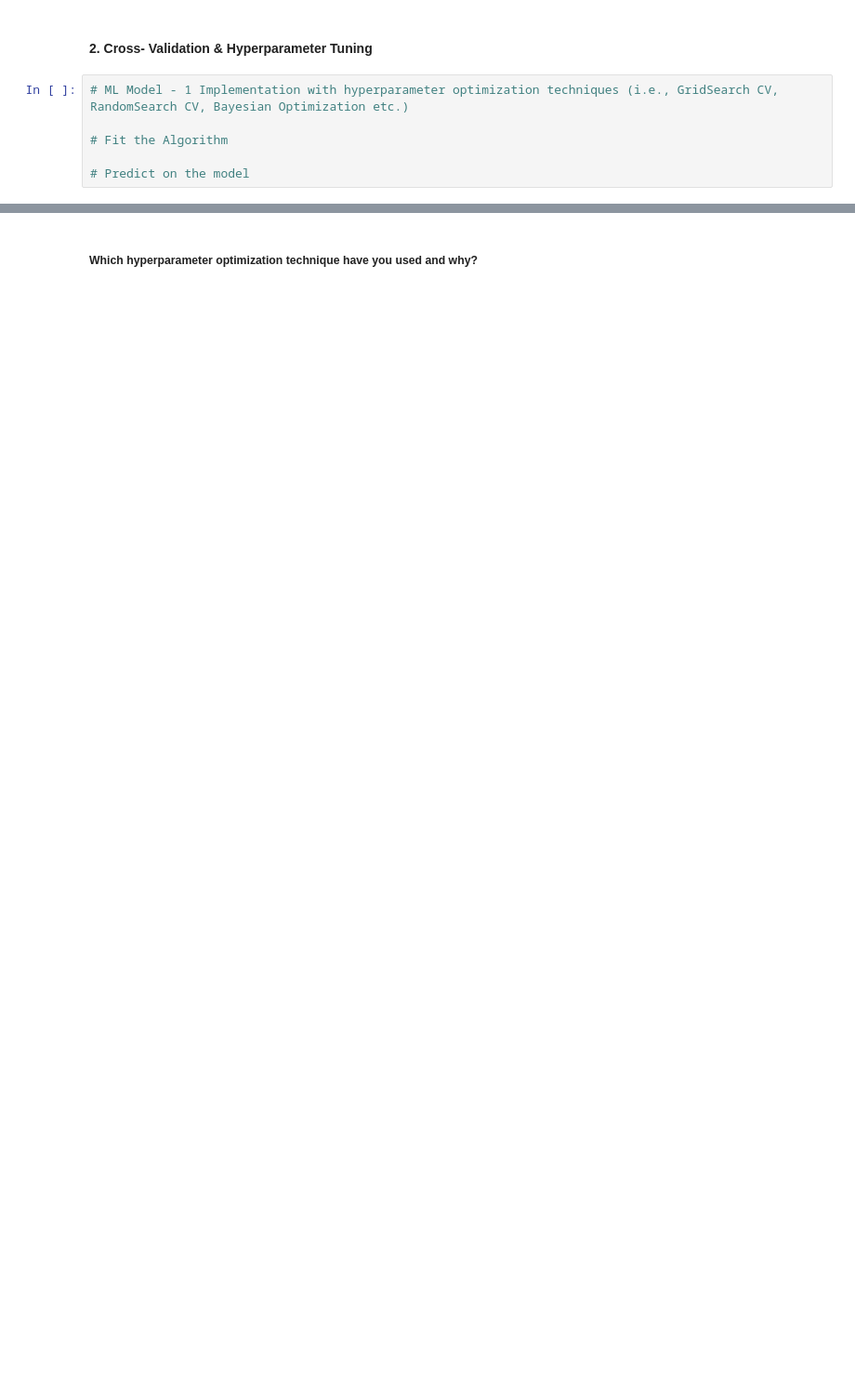
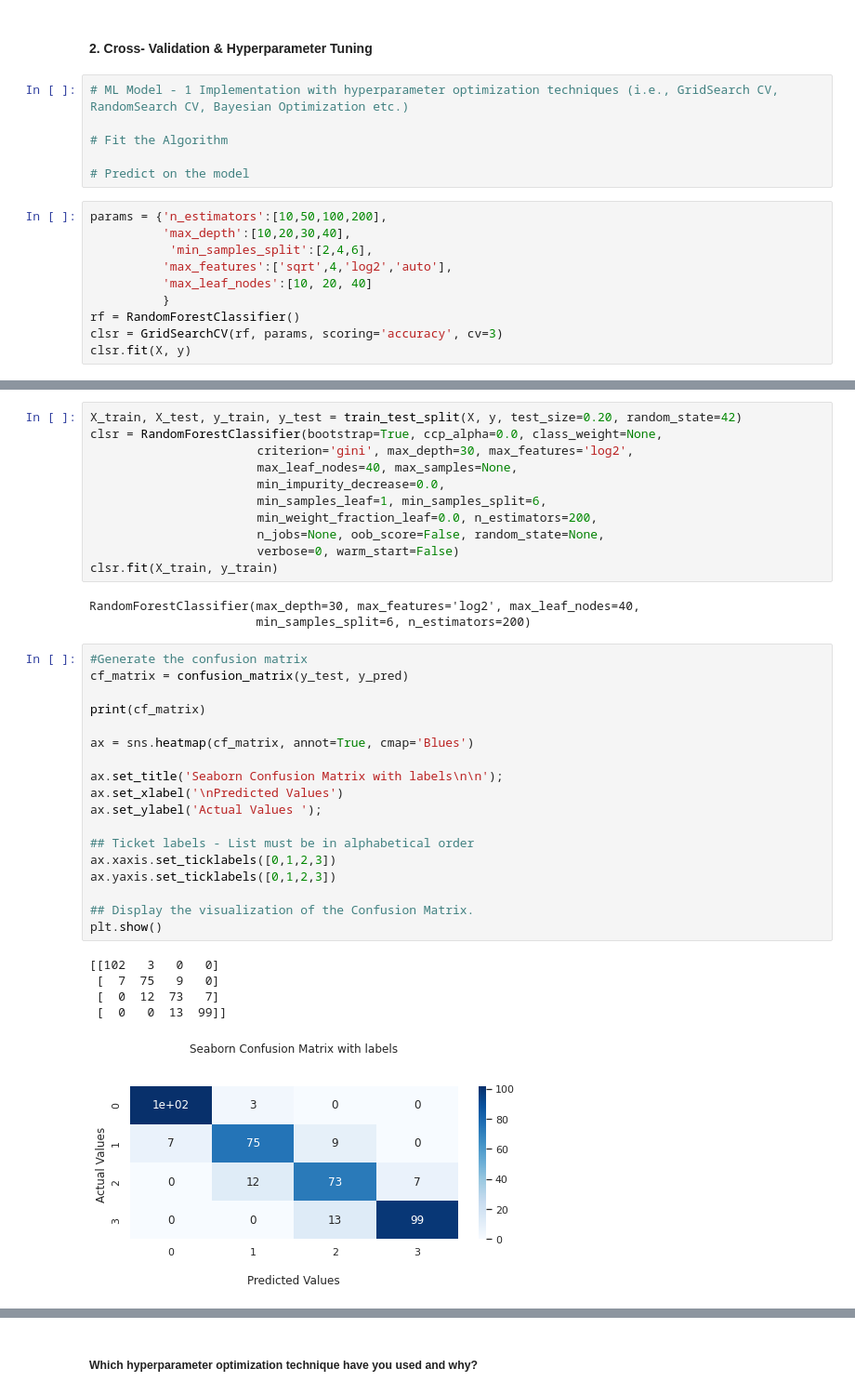
Before and after one commit to rajathAgalkote/MobilePriceRangePrediction_ML_classifier, a Jupyter notebook: Rajathadri_ML_Classifier_MobilePriceRangePrediction.ipynb, the cells around one changed output, grey strips where cells are left out. Shown at 93% size. Saved outputs shown, nothing was run; the diff lists cells and outputs as text; blank space fills up the shorter version.

```diff
--- a/Rajathadri_ML_Classifier_MobilePriceRangePrediction.ipynb
+++ b/Rajathadri_ML_Classifier_MobilePriceRangePrediction.ipynb
@@ -1478,3 +1587,13 @@ Overall, it appears that the logistic regression model with the selected hyperpa
 # Fit the Algorithm
 
 # Predict on the model
+# %%
+params = {'n_estimators':[10,50,100,200],
+          'max_depth':[10,20,30,40],
+           'min_samples_split':[2,4,6],
+          'max_features':['sqrt',4,'log2','auto'],
+          'max_leaf_nodes':[10, 20, 40]
+          }
+rf = RandomForestClassifier()
+clsr = GridSearchCV(rf, params, scoring='accuracy', cv=3)
+clsr.fit(X, y)
@@ -1480,0 +1631,38 @@ Overall, it appears that the logistic regression model with the selected hyperpa
+# %%
+X_train, X_test, y_train, y_test = train_test_split(X, y, test_size=0.20, random_state=42)
+clsr = RandomForestClassifier(bootstrap=True, ccp_alpha=0.0, class_weight=None,
+                       criterion='gini', max_depth=30, max_features='log2',
+                       max_leaf_nodes=40, max_samples=None,
+                       min_impurity_decrease=0.0,
+                       min_samples_leaf=1, min_samples_split=6,
+                       min_weight_fraction_leaf=0.0, n_estimators=200,
+                       n_jobs=None, oob_score=False, random_state=None,
+                       verbose=0, warm_start=False)
+clsr.fit(X_train, y_train)
+# %% [output]
+RandomForestClassifier(max_depth=30, max_features='log2', max_leaf_nodes=40,
+                       min_samples_split=6, n_estimators=200)
+# %%
+#Generate the confusion matrix
+cf_matrix = confusion_matrix(y_test, y_pred)
+
+print(cf_matrix)
+
+ax = sns.heatmap(cf_matrix, annot=True, cmap='Blues')
+
+ax.set_title('Seaborn Confusion Matrix with labels\n\n');
+ax.set_xlabel('\nPredicted Values')
+ax.set_ylabel('Actual Values ');
+
+## Ticket labels - List must be in alphabetical order
+ax.xaxis.set_ticklabels([0,1,2,3])
+ax.yaxis.set_ticklabels([0,1,2,3])
+
+## Display the visualization of the Confusion Matrix.
+plt.show()
+# %% [output]
+[[102   3   0   0]
+ [  7  75   9   0]
+ [  0  12  73   7]
+ [  0   0  13  99]]
+[figure, added]
```
Also changed, not shown: parts of 26 cells of this notebook.
